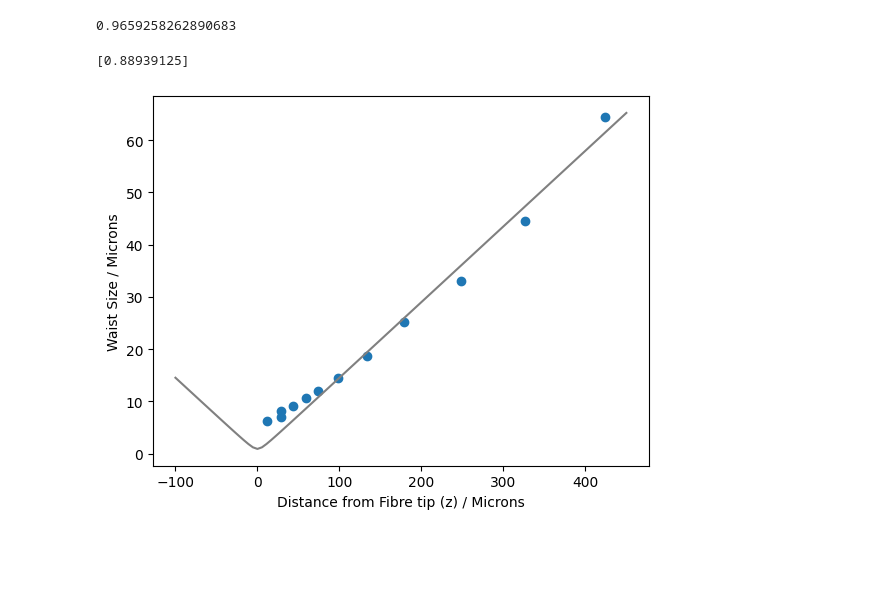
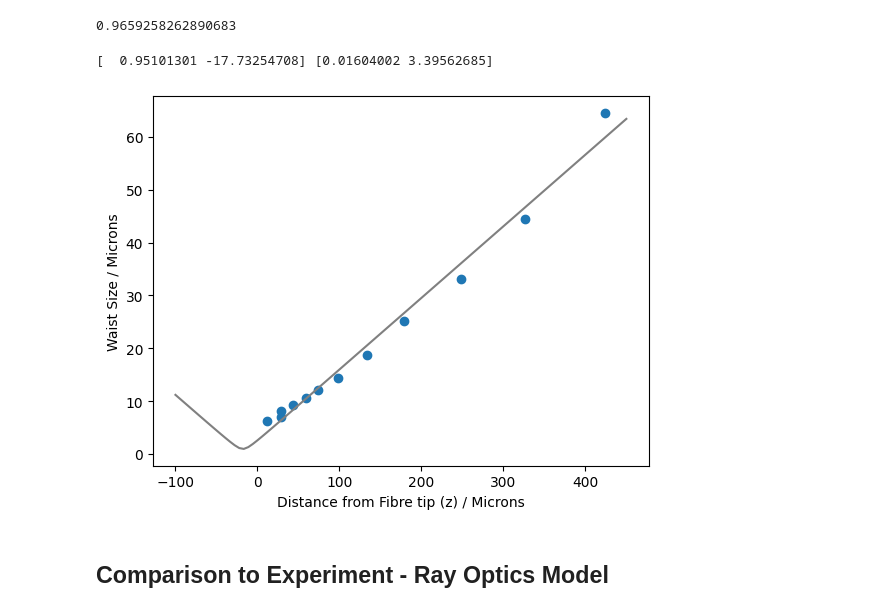
Before and after one commit to akay8/Level4Project, a Jupyter notebook: test_file.ipynb, the cells around one changed output. Saved outputs shown, nothing was run; the diff lists cells and outputs as text; code cells hidden in the pictures; blank space fills up the shorter version.

Commit message:
adjusted to two param fit

```diff
--- a/test_file.ipynb
+++ b/test_file.ipynb
@@ -204,10 +204,10 @@ wavelength = 0.405
 # %%
 # Define w vs z theoretical relation
 
-def WvsZ(x, min_w):
+def WvsZ(x, min_w, C):
     # define rayleigh range
     RR = (np.pi * min_w**2) / wavelength
-    return min_w * np.sqrt(1 + (x/RR)**2)
+    return min_w * np.sqrt(1 + ((x-C)/RR)**2)
 # %%
 print(np.cos(np.pi / 12))
 # %% [output]
@@ -217,11 +215,17 @@ waist_fit, w0, w0_err = fit_labs(lengths, waists, 0, WvsZ, 0.01)
+# %%
+waist_fit, params, params_errs = fit_labs(lengths, waists, 0, WvsZ, np.array([1,-10]))
+w0, z0 = params
+w0_err, z0_err = params_errs
 # %%
 # Plot waists vs Z:
 plt.scatter(lengths,waists)
-plt.plot(np.linspace(-100,450,100), WvsZ(np.linspace(-100,450,100), w0), color = 'grey')
+plt.plot(np.linspace(-100,450,100), WvsZ(np.linspace(-100,450,100), w0, z0), color = 'grey')
 plt.xlabel('Distance from Fibre tip (z) / Microns')
 plt.ylabel('Waist Size / Microns')
 
-print(w0)
+print(params, params_errs)
 # %% [output]
-[0.88939125]
+[  0.95101301 -17.73254708] [0.01604002 3.39562685]
-[figure, old version]
+[figure, new version]
+# %% [markdown]
+## Comparison to Experiment - Ray Optics Model
```
Also changed, not shown: parts of 2 cells of this notebook.
